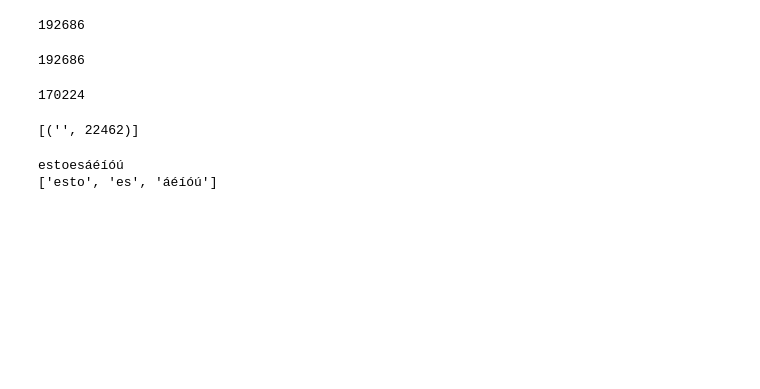
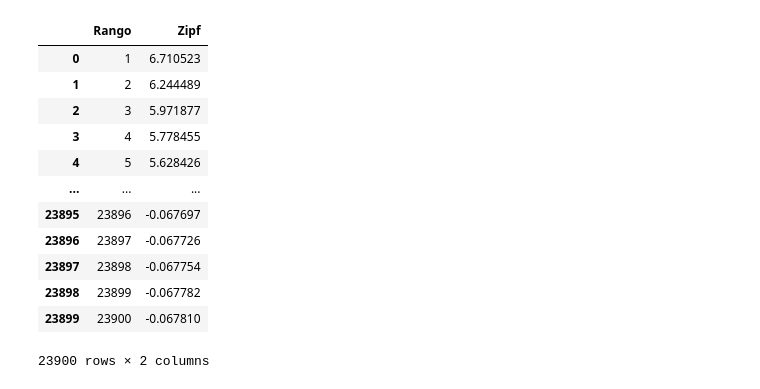
Before and after one commit to JoelHaiddRC/Linguistica, a Jupyter notebook: notebooks/Ejercicio2.ipynb, the cells around one changed output. Saved outputs shown, nothing was run; the diff lists cells and outputs as text; code cells hidden in the pictures; blank space fills up the shorter version.

Commit message:
Puntos Ejercicio 2
Se agrego documentacion a las clases, funciones para resolver el ejercicio 2.
Falta implementar BPE

```diff
--- a/notebooks/Ejercicio2.ipynb
+++ b/notebooks/Ejercicio2.ipynb
@@ -86,35 +112,18 @@ Counter({'0': 3889, 'fpa': 821, 'fpt': 820, 'hoy': 357, 'dos': 313, 'años': 291
-# %%
-# Dado nuestro corpus normalizado, procedemos a obtener los tipos
-minusculas = pasar_a_minusculas(corpus_tokens)
-#sin_acentos = remover_acentos(minusculas)
-#sin_puntuacion = remover_puntuacion(sin_acentos)
-
-len(minusculas)
-
-#tipos = Counter(sin_puntuacion)
-
-#tipos.most_common(100)
-# %% [output]
-192686
-# %%
-sin_acentos = remover_acentos(minusculas)
-len(sin_acentos)
-# %% [output]
-192686
-# %%
-sin_puntuacion = remover_puntuacion(sin_acentos)
-len(sin_puntuacion)
-# %% [output]
-170224
-# %%
-tipos.most_common(100)
-# %% [output]
-[('', 22462)]
-# %%
-esto = "esto es áéíóú \""
-regex = r'[^a-z0-9ñáéíóúü]+'
-print(re.sub(regex, '', esto))
-print(remover_puntuacion(esto.split()))
-# %% [output]
-estoesáéíóú
-['esto', 'es', 'áéíóú']
+# %%
+# Obtenemos la tabla con los valores de la ley de zipf para cada rango
+tabla_zipf = crea_tabla_zipf(alpha, tabla_frecuencias)
+tabla_zipf
+# %% [output]
+|  | Rango | Zipf |
+| 0 | 1 | 6.710523 |
+| 1 | 2 | 6.244489 |
+| 2 | 3 | 5.971877 |
+| 3 | 4 | 5.778455 |
+| 4 | 5 | 5.628426 |
+| ... | ... | ... |
+| 23895 | 23896 | -0.067697 |
+| 23896 | 23897 | -0.067726 |
+| 23897 | 23898 | -0.067754 |
+| 23898 | 23899 | -0.067782 |
+| 23899 | 23900 | -0.067810 |
+23900 rows × 2 columns
```
Also changed, not shown: parts of 18 cells of this notebook, 8 other files.
